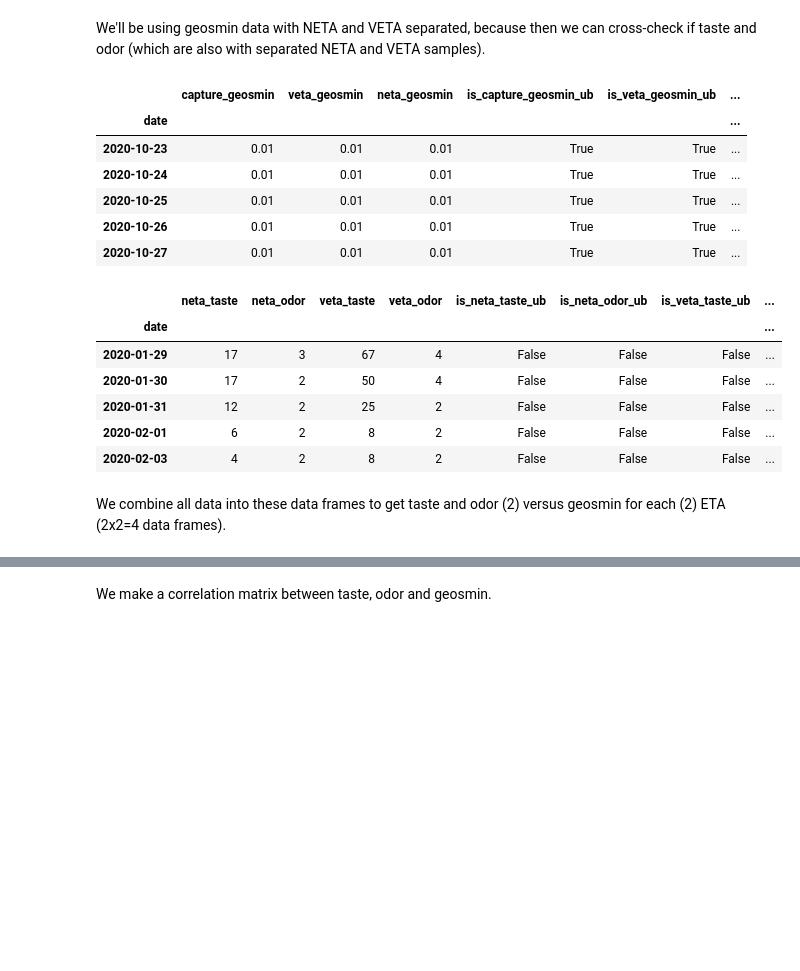
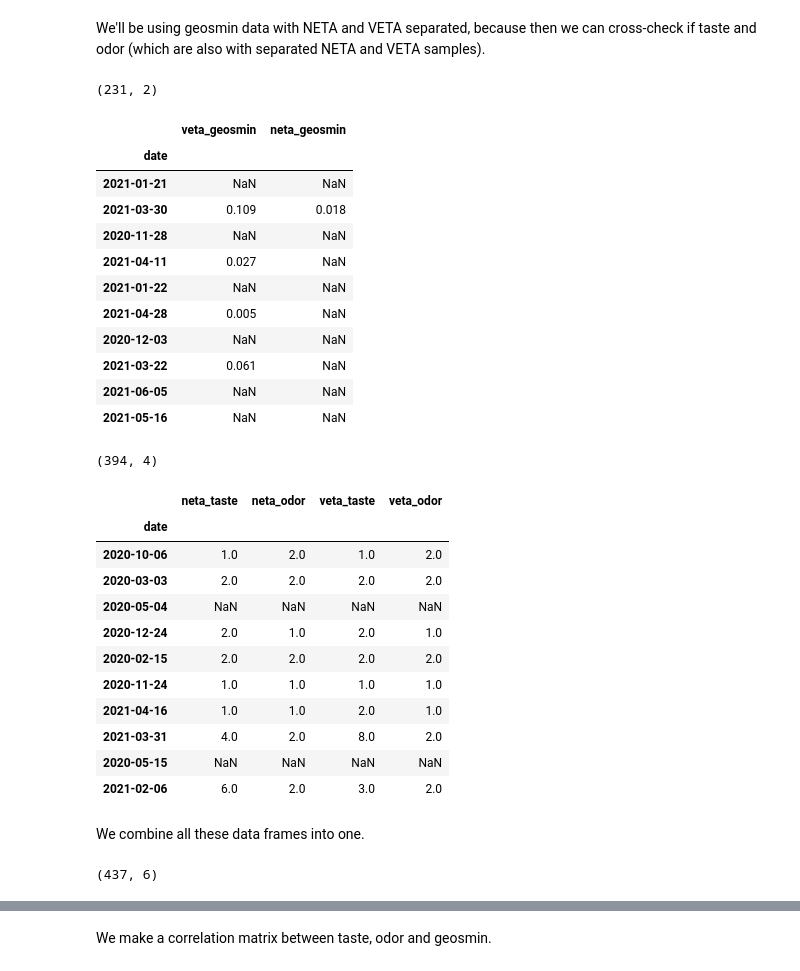
Before and after one commit to guidanoli/inf1032, a Jupyter notebook: guandu_correlate.ipynb, the cells around one changed output, grey strips where cells are left out. Cells and saved outputs as stored; diff of their text form; code cells hidden in the pictures; blank space fills up the shorter version.

```diff
--- a/guandu_correlate.ipynb
+++ b/guandu_correlate.ipynb
@@ -11,28 +12,58 @@ csvdir = os.path.join('output', 'guandu')
 We'll be using geosmin data with NETA and VETA separated, because then we can cross-check if taste and odor (which are also with separated NETA and VETA samples).
 # %%
 gm_df = pd.read_csv(os.path.join(csvdir, 'geosmin_2020-10-23_today.csv'), index_col='date')
+gm_df.drop(columns=['capture_geosmin', 'is_capture_geosmin_ub'], inplace=True)
+for eta in ('veta', 'neta'):
+    col = '{}_geosmin'.format(eta)
+    is_col_ub = 'is_{}_geosmin_ub'.format(eta)
+    gm_df.loc[gm_df[is_col_ub], col] = np.nan
+    gm_df.drop(columns=[is_col_ub], inplace=True)
+# %%
+gm_df.shape
+# %% [output]
+(231, 2)
 # %%
-gm_df.head()
+gm_df.sample(n=10)
 # %% [output]
-|  | capture_geosmin | veta_geosmin | neta_geosmin | is_capture_geosmin_ub | is_veta_geosmin_ub | ... |
-| date |  |  |  |  |  | ... |
-| 2020-10-23 | 0.01 | 0.01 | 0.01 | True | True | ... |
-| 2020-10-24 | 0.01 | 0.01 | 0.01 | True | True | ... |
-| 2020-10-25 | 0.01 | 0.01 | 0.01 | True | True | ... |
-| 2020-10-26 | 0.01 | 0.01 | 0.01 | True | True | ... |
-| 2020-10-27 | 0.01 | 0.01 | 0.01 | True | True | ... |
+|  | veta_geosmin | neta_geosmin |
+| date |  |  |
+| 2021-01-21 | NaN | NaN |
+| 2021-03-30 | 0.109 | 0.018 |
+| 2020-11-28 | NaN | NaN |
+| 2021-04-11 | 0.027 | NaN |
+| 2021-01-22 | NaN | NaN |
+| 2021-04-28 | 0.005 | NaN |
+| 2020-12-03 | NaN | NaN |
+| 2021-03-22 | 0.061 | NaN |
+| 2021-06-05 | NaN | NaN |
+| 2021-05-16 | NaN | NaN |
 # %%
 to_df = pd.read_csv(os.path.join(csvdir, 'taste_and_odor.csv'), index_col='date')
+for eta in ('veta', 'neta'):
+    for param in ('taste', 'odor'):
+        col = '{}_{}'.format(eta, param)
+        is_col_ub = 'is_{}_{}_ub'.format(eta, param)
+        to_df.loc[to_df[is_col_ub], col] = np.nan
+        to_df.drop(columns=[is_col_ub], inplace=True)
+# %%
+to_df.shape
+# %% [output]
+(394, 4)
 # %%
-to_df.head()
+to_df.sample(n=10)
 # %% [output]
-|  | neta_taste | neta_odor | veta_taste | veta_odor | is_neta_taste_ub | is_neta_odor_ub | is_veta_taste_ub | ... |
-| date |  |  |  |  |  |  |  | ... |
-| 2020-01-29 | 17 | 3 | 67 | 4 | False | False | False | ... |
-| 2020-01-30 | 17 | 2 | 50 | 4 | False | False | False | ... |
-| 2020-01-31 | 12 | 2 | 25 | 2 | False | False | False | ... |
-| 2020-02-01 | 6 | 2 | 8 | 2 | False | False | False | ... |
-| 2020-02-03 | 4 | 2 | 8 | 2 | False | False | False | ... |
+|  | neta_taste | neta_odor | veta_taste | veta_odor |
+| date |  |  |  |  |
+| 2020-10-06 | 1.0 | 2.0 | 1.0 | 2.0 |
+| 2020-03-03 | 2.0 | 2.0 | 2.0 | 2.0 |
+| 2020-05-04 | NaN | NaN | NaN | NaN |
+| 2020-12-24 | 2.0 | 1.0 | 2.0 | 1.0 |
+| 2020-02-15 | 2.0 | 2.0 | 2.0 | 2.0 |
+| 2020-11-24 | 1.0 | 1.0 | 1.0 | 1.0 |
+| 2021-04-16 | 1.0 | 1.0 | 2.0 | 1.0 |
+| 2021-03-31 | 4.0 | 2.0 | 8.0 | 2.0 |
+| 2020-05-15 | NaN | NaN | NaN | NaN |
+| 2021-02-06 | 6.0 | 2.0 | 3.0 | 2.0 |
 # %% [markdown]
-We combine all data into these data frames to get taste and odor (2) versus geosmin for each (2) ETA (2x2=4 data frames).
+We combine all these data frames into one.
 # %%
@@ -58,0 +71,4 @@ for eta in ('neta', 'veta'):
+# %%
+df.shape
+# %% [output]
+(437, 6)
```
Also changed, not shown: parts of 8 cells of this notebook, 17 other files.
